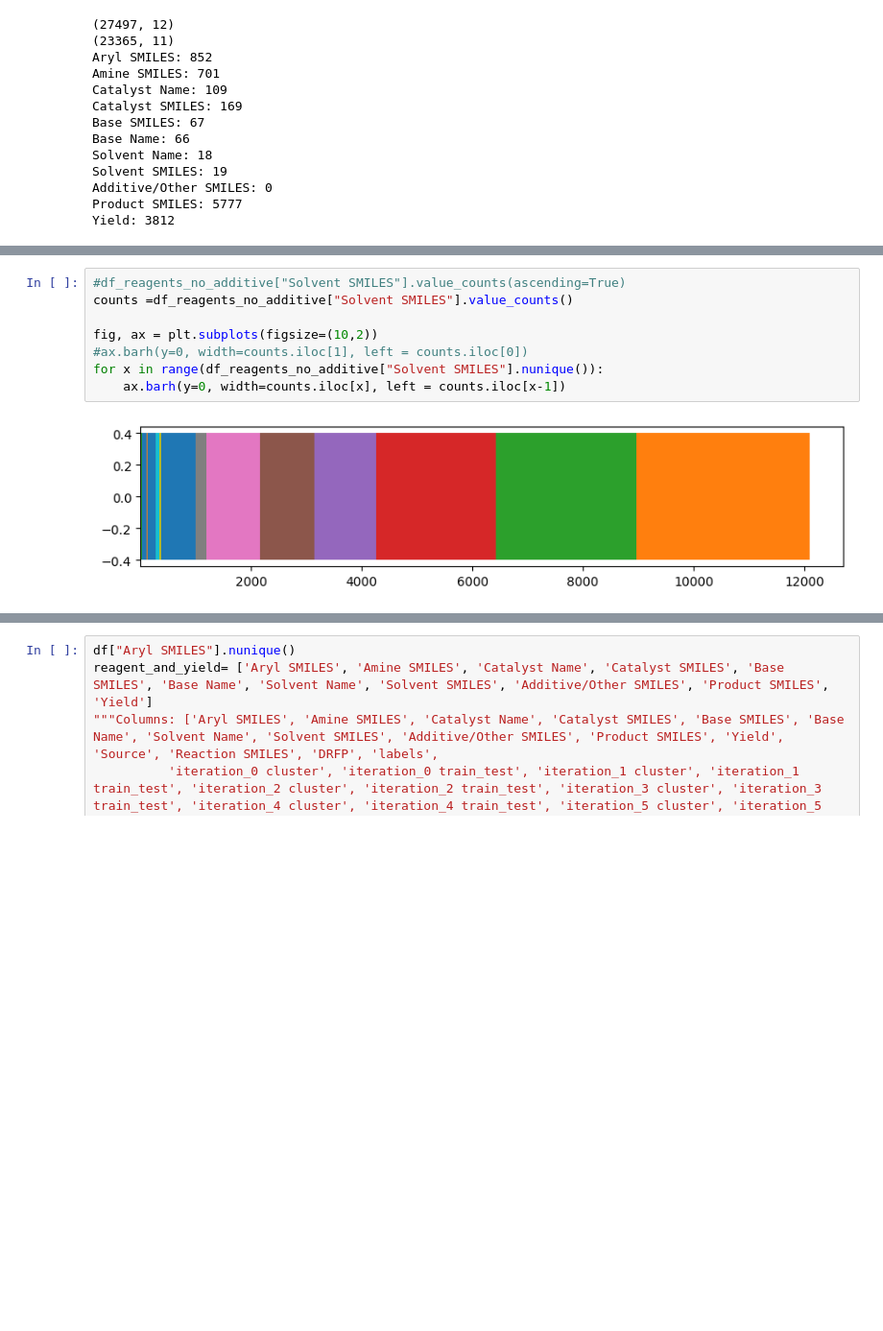
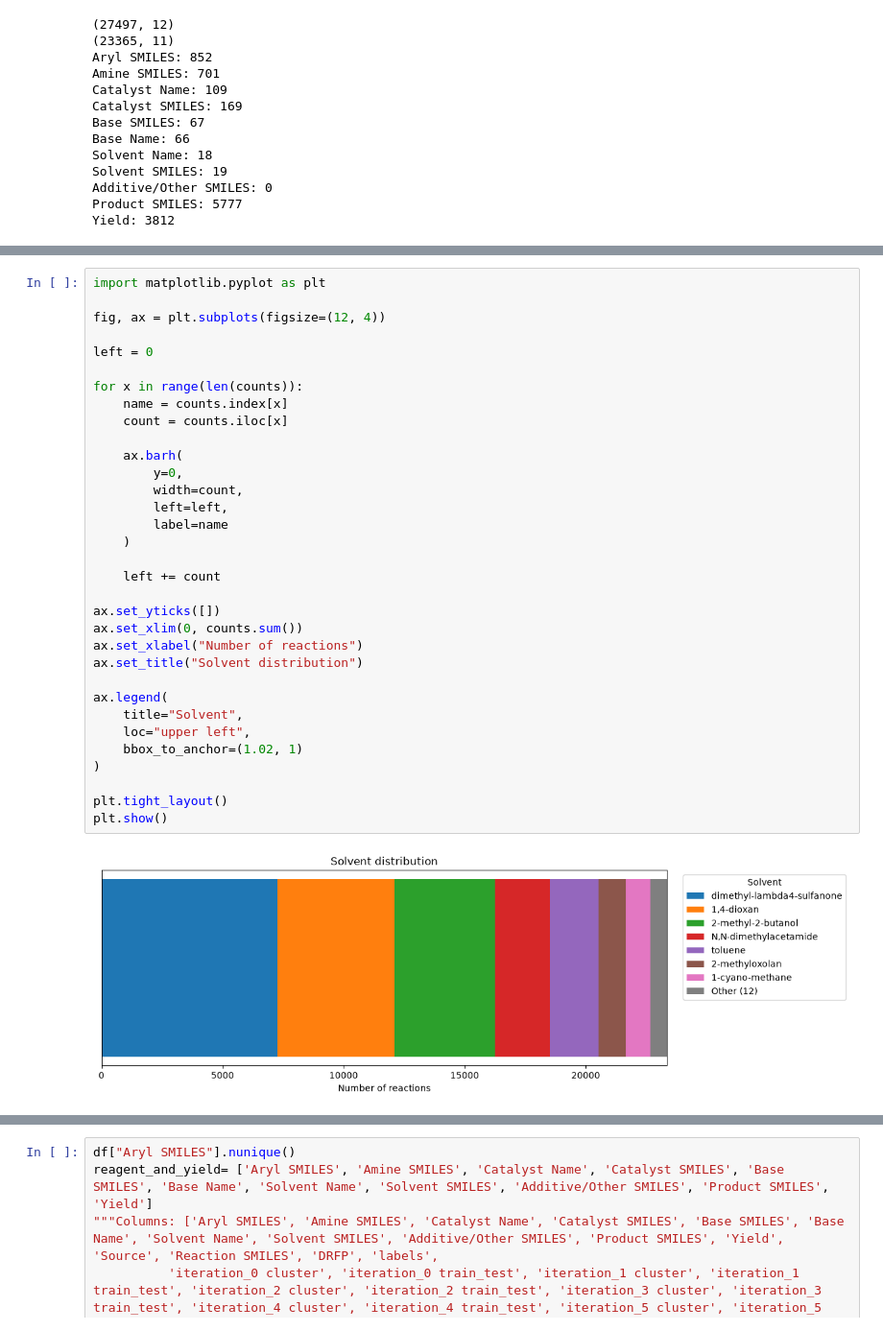
Before and after one commit to ddomlab/DOPE-MURI, a Jupyter notebook: dataset review.ipynb, the cells around one changed output, grey strips where cells are left out. Shown at 96% size. Cells and saved outputs as stored; diff of their text form; blank space fills up the shorter version.

```diff
--- a/dataset review.ipynb
+++ b/dataset review.ipynb
@@ -110,10 +603,35 @@ unique: 11
 # %%
-#df_reagents_no_additive["Solvent SMILES"].value_counts(ascending=True)
-counts =df_reagents_no_additive["Solvent SMILES"].value_counts()
+import matplotlib.pyplot as plt
 
-fig, ax = plt.subplots(figsize=(10,2))
-#ax.barh(y=0, width=counts.iloc[1], left = counts.iloc[0])
-for x in range(df_reagents_no_additive["Solvent SMILES"].nunique()):
-    ax.barh(y=0, width=counts.iloc[x], left = counts.iloc[x-1])
+fig, ax = plt.subplots(figsize=(12, 4))
+
+left = 0
+
+for x in range(len(counts)):
+    name = counts.index[x]
+    count = counts.iloc[x]
+
+    ax.barh(
+        y=0,
+        width=count,
+        left=left,
+        label=name
+    )
+
+    left += count
+
+ax.set_yticks([])
+ax.set_xlim(0, counts.sum())
+ax.set_xlabel("Number of reactions")
+ax.set_title("Solvent distribution")
+
+ax.legend(
+    title="Solvent",
+    loc="upper left",
+    bbox_to_anchor=(1.02, 1)
+)
+
+plt.tight_layout()
+plt.show()
 # %% [output]
-[figure, old version]
+[figure, new version]
```
Also changed, not shown: parts of 11 cells of this notebook.
